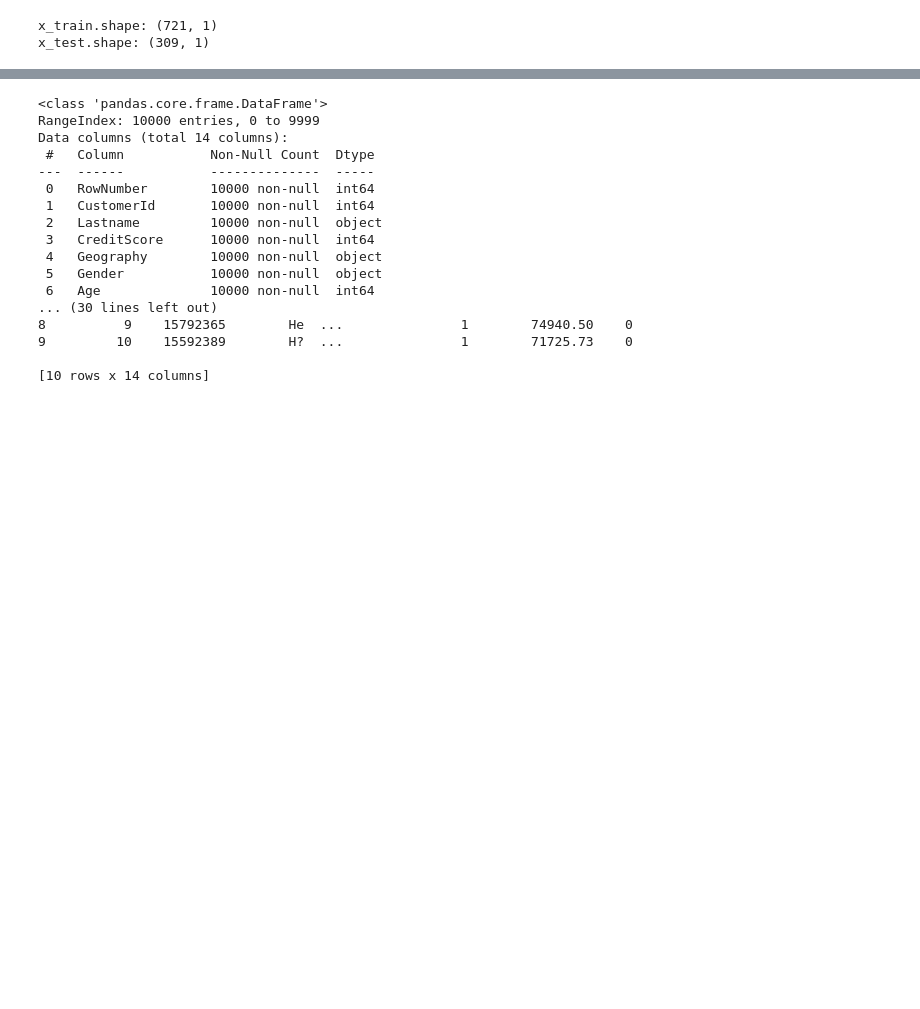
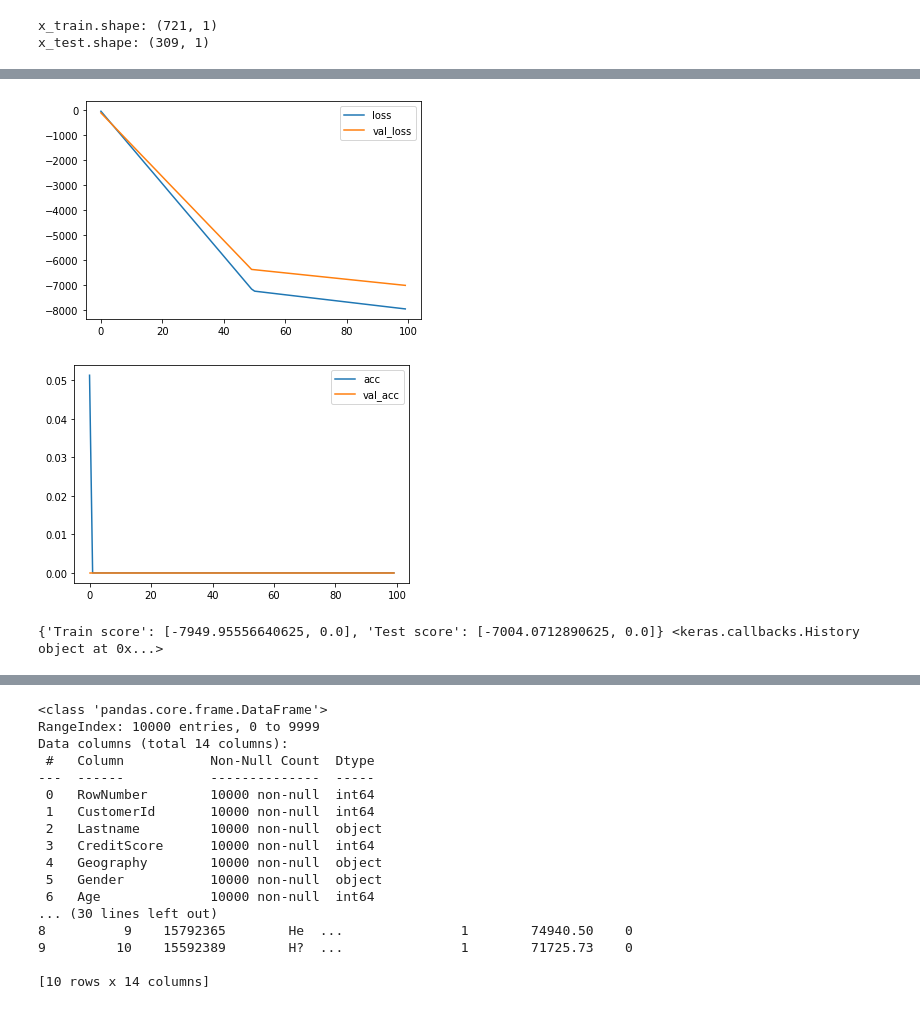
Before and after one commit to YannMjl/AI-764, a Jupyter notebook: Assign3.ipynb, the cells around one changed output, grey strips where cells are left out. Cells and saved outputs as stored; diff of their text form; code cells hidden in the pictures; blank space fills up the shorter version.

```diff
--- a/Assign3.ipynb
+++ b/Assign3.ipynb
@@ -190,3 +217,4 @@ def show_result(Xtrain, Xtest, ytrain, ytest, numFeatures, optimizer):
 # %%
 # SGD optimizer
-# show_result(X_train, X_test, y_train, y_test, numOfFeatures, 'SGD')
+show_result(X_train, X_test, y_train, y_test, numOfFeatures, 'SGD')
+# %% [output]
@@ -193,2 +230,5 @@ def show_result(Xtrain, Xtest, ytrain, ytest, numFeatures, optimizer):
+[figure, added]
+[figure, added]
+{'Train score': [-7949.95556640625, 0.0], 'Test score': [-7004.0712890625, 0.0]} <keras.callbacks.History object at 0x...>
 # %%
 # rmsprop optimizer
```
Also changed, not shown: parts of 12 cells of this notebook.
